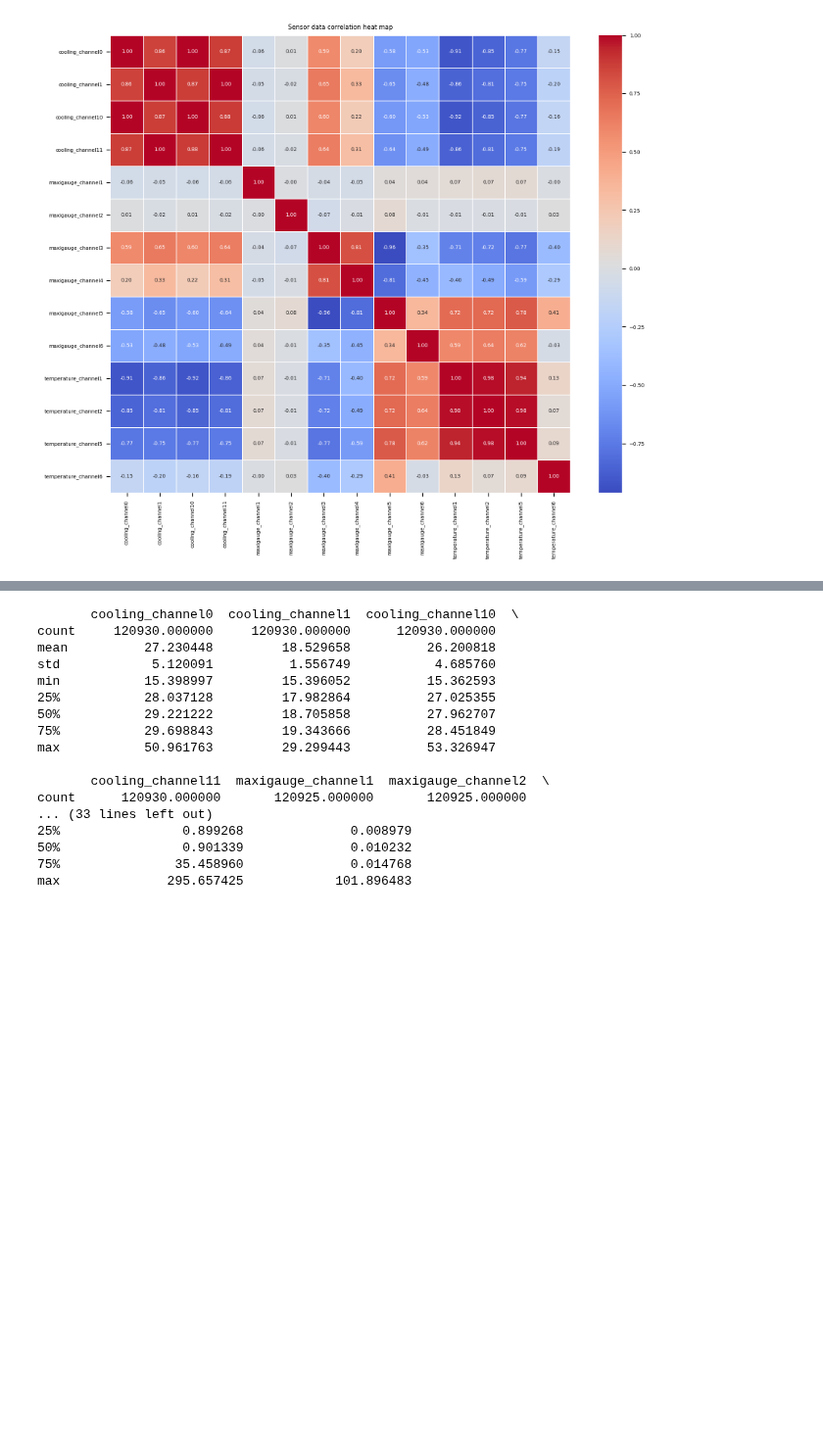
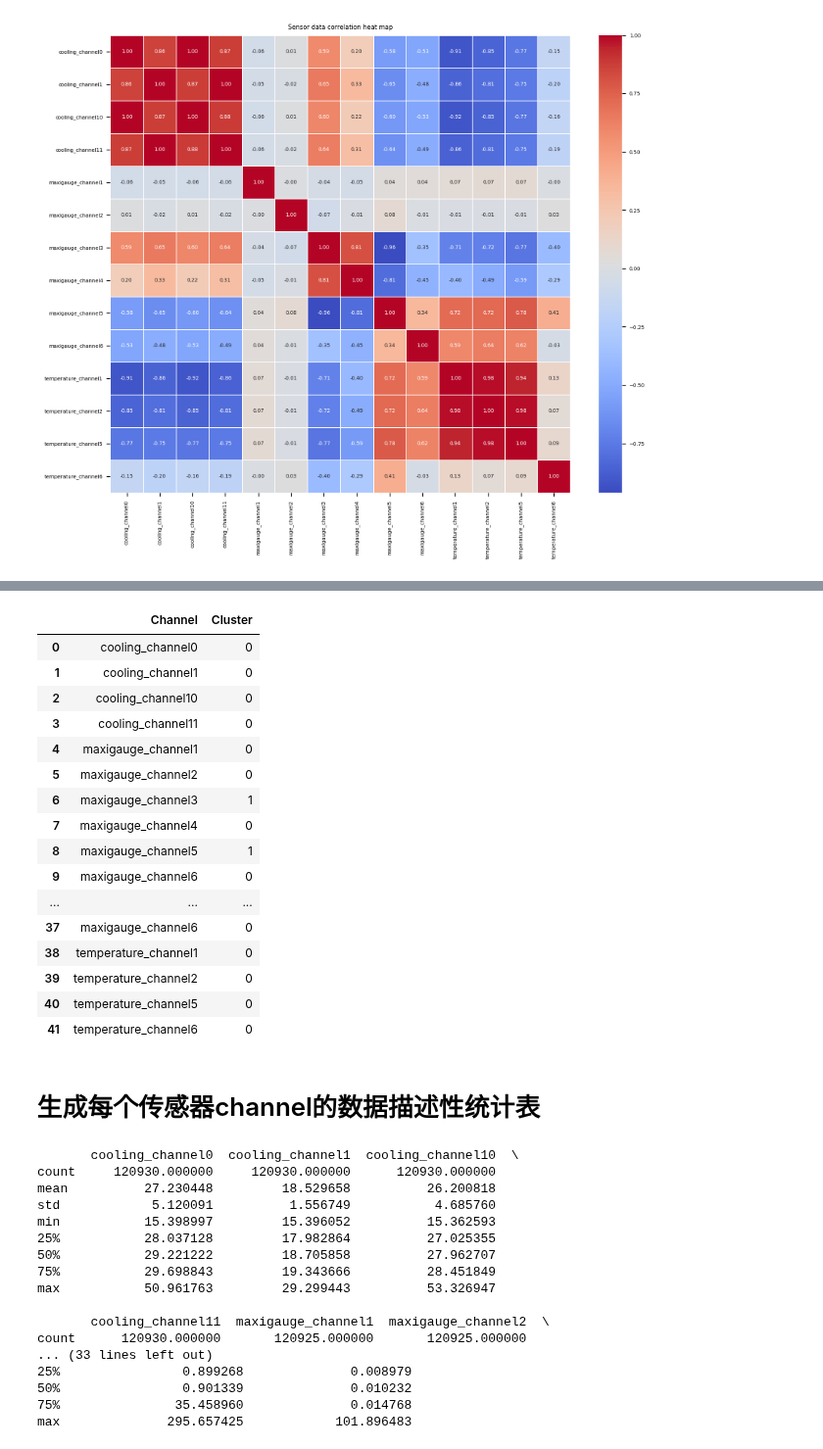
Before and after one commit to capstone-2420-0024/Intelligent-Hybrid-Quantum-Classical-Computing-Resource-Management-System, a Jupyter notebook: data.ipynb, the cells around one changed output, grey strips where cells are left out. Shown at 98% size. Drawn from its saved outputs; the diff is of its cells as text; code cells hidden in the pictures; blank space fills up the shorter version.

```diff
--- a/data.ipynb
+++ b/data.ipynb
@@ -336,3 +395,45 @@ CSV3 shape: (25909, 14)
+# %%
+from sklearn.cluster import KMeans
+import numpy as np
+from IPython.display import display
+
+# 提取每个 channel 的均值和方差
+features = np.array([
+    [df1[col].mean(), df1[col].var()] for col in df1.columns
+] + [
+    [df2[col].mean(), df2[col].var()] for col in df2.columns
+] + [
+    [df3[col].mean(), df3[col].var()] for col in df3.columns
+])
+
+# 进行聚类
+kmeans = KMeans(n_clusters=2, random_state=42)
+labels = kmeans.fit_predict(features)
+
+# 给每个通道打上聚类标签
+channel_labels = pd.DataFrame({'Channel': list(df1.columns) * 3, 'Cluster': labels})
+display(channel_labels)
+# tools.display_dataframe_to_user(name="Cluster Analysis of Channels", dataframe=channel_labels)
+# %% [output]
+|  | Channel | Cluster |
+| 0 | cooling_channel0 | 0 |
+| 1 | cooling_channel1 | 0 |
+| 2 | cooling_channel10 | 0 |
+| 3 | cooling_channel11 | 0 |
+| 4 | maxigauge_channel1 | 0 |
+| 5 | maxigauge_channel2 | 0 |
+| 6 | maxigauge_channel3 | 1 |
+| 7 | maxigauge_channel4 | 0 |
+| 8 | maxigauge_channel5 | 1 |
+| 9 | maxigauge_channel6 | 0 |
+| ... | ... | ... |
+| 37 | maxigauge_channel6 | 0 |
+| 38 | temperature_channel1 | 0 |
+| 39 | temperature_channel2 | 0 |
+| 40 | temperature_channel5 | 0 |
+| 41 | temperature_channel6 | 0 |
+# %% [markdown]
+# 生成每个传感器channel的数据描述性统计表
 # %%
 import pandas as pd
 
```
Also changed, not shown: parts of 11 cells of this notebook.
